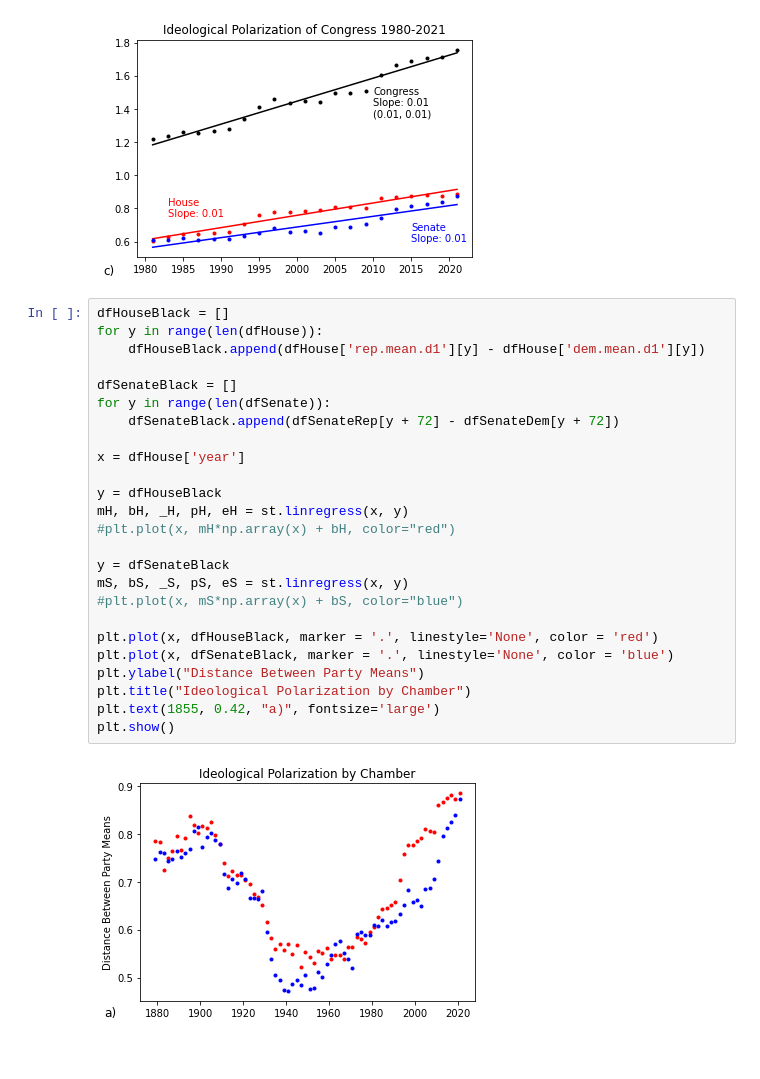
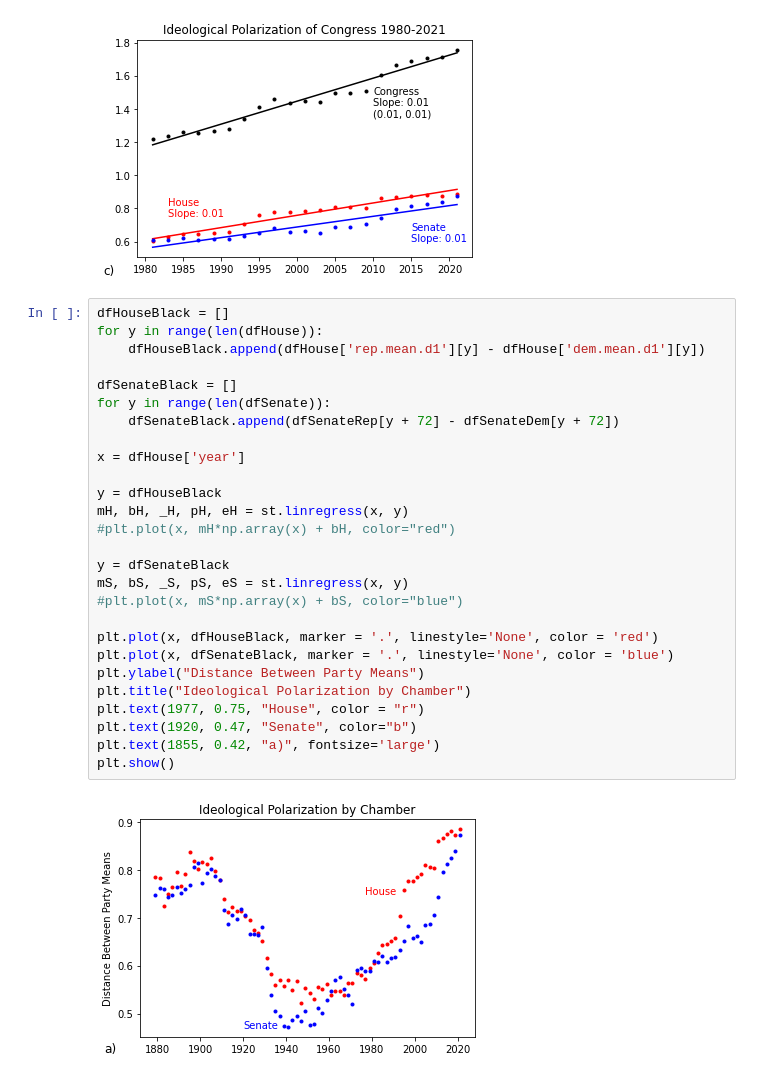
Before and after one commit to anujc13/Rutgers-Research, a Jupyter notebook: dw nominate/voteview_data.ipynb, the cells around one changed output. Saved outputs shown, nothing was run; the diff lists cells and outputs as text.

```diff
--- a/dw nominate/voteview_data.ipynb
+++ b/dw nominate/voteview_data.ipynb
@@ -285,27 +310,29 @@ plt.show()
 # %%
 dfHouseBlack = []
 for y in range(len(dfHouse)):
     dfHouseBlack.append(dfHouse['rep.mean.d1'][y] - dfHouse['dem.mean.d1'][y])
 
 dfSenateBlack = []
 for y in range(len(dfSenate)):
     dfSenateBlack.append(dfSenateRep[y + 72] - dfSenateDem[y + 72])
 
 x = dfHouse['year']
 
 y = dfHouseBlack
 mH, bH, _H, pH, eH = st.linregress(x, y)
 #plt.plot(x, mH*np.array(x) + bH, color="red")
 
 y = dfSenateBlack
 mS, bS, _S, pS, eS = st.linregress(x, y)
 #plt.plot(x, mS*np.array(x) + bS, color="blue")
 
 plt.plot(x, dfHouseBlack, marker = '.', linestyle='None', color = 'red')
 plt.plot(x, dfSenateBlack, marker = '.', linestyle='None', color = 'blue')
 plt.ylabel("Distance Between Party Means")
 plt.title("Ideological Polarization by Chamber")
+plt.text(1977, 0.75, "House", color = "r")
+plt.text(1920, 0.47, "Senate", color="b")
 plt.text(1855, 0.42, "a)", fontsize='large')
 plt.show()
 # %% [output]
-[figure, old version]
+[figure, new version]
```
Also changed, not shown: parts of 2 cells of this notebook, 10 other files.
